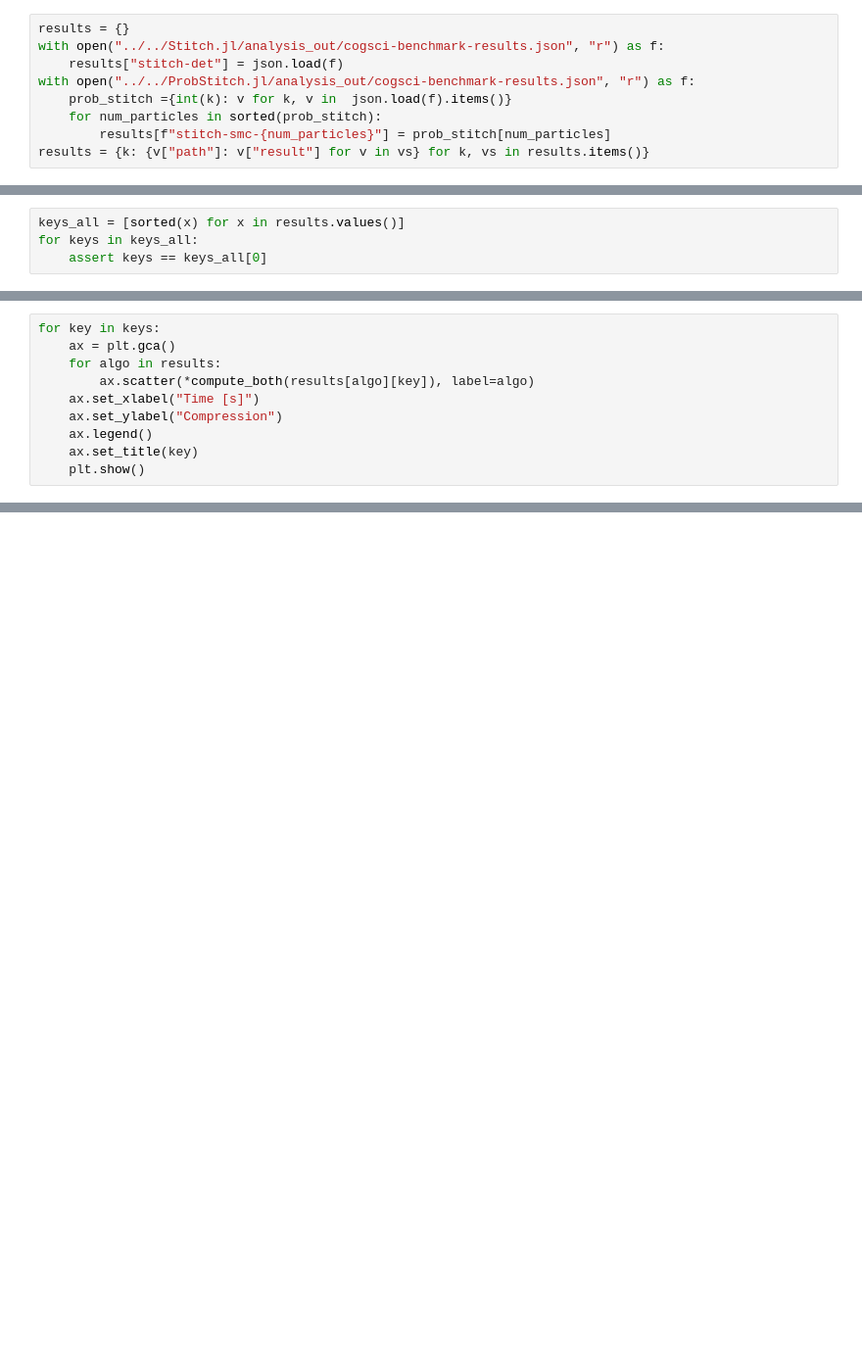
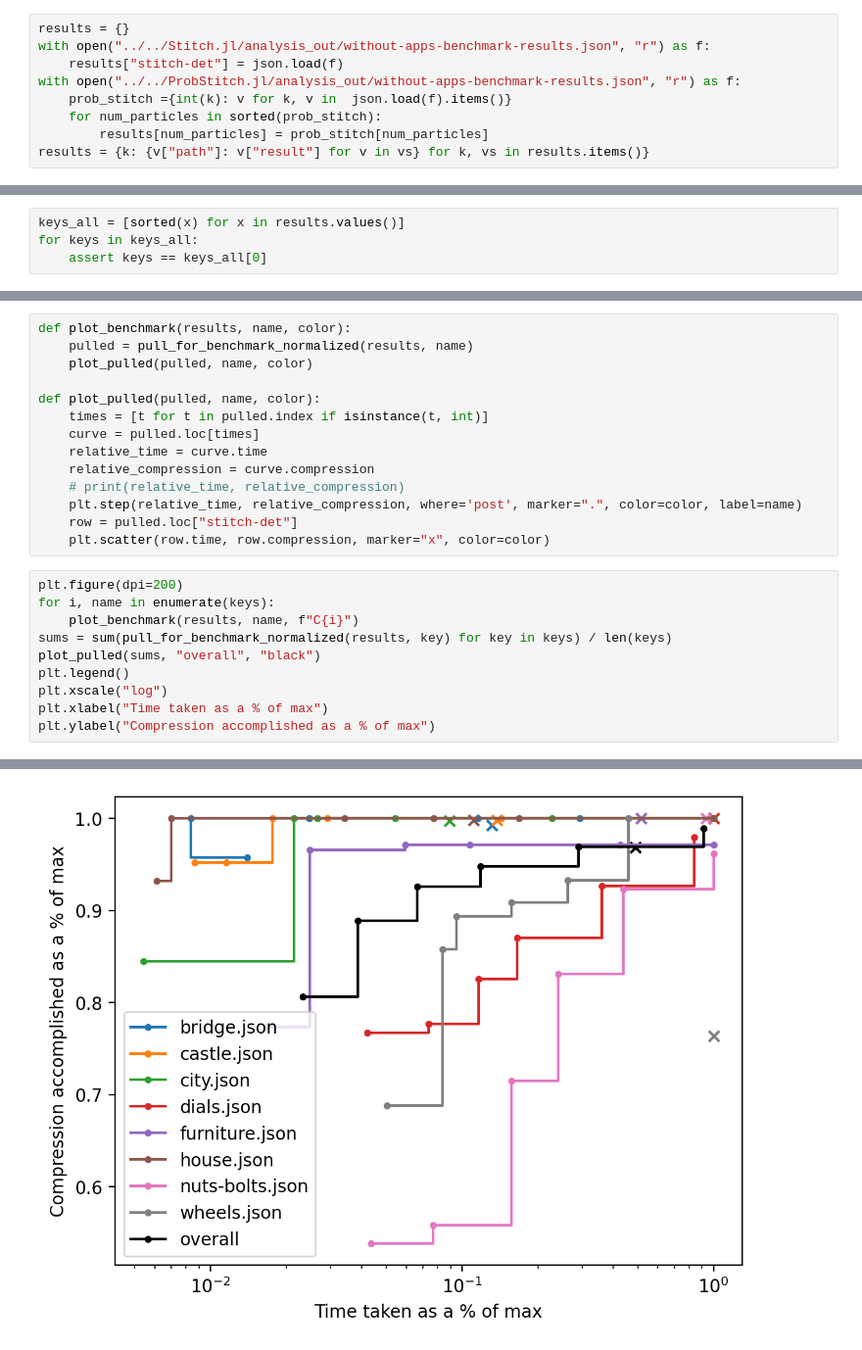
Before and after one commit to mlb2251/ProbStitch.jl, a Jupyter notebook: notebooks/benchmark-comparison.ipynb, the cells around one changed output, grey strips where cells are left out. Shown at 98% size. Drawn from its saved outputs; the diff is of its cells as text; blank space fills up the shorter version.

Commit message:
update benchmarks

```diff
--- a/notebooks/benchmark-comparison.ipynb
+++ b/notebooks/benchmark-comparison.ipynb
@@ -5,9 +7,9 @@ import matplotlib.pyplot as plt
 # %%
 results = {}
-with open("../../Stitch.jl/analysis_out/cogsci-benchmark-results.json", "r") as f:
+with open("../../Stitch.jl/analysis_out/without-apps-benchmark-results.json", "r") as f:
     results["stitch-det"] = json.load(f)
-with open("../../ProbStitch.jl/analysis_out/cogsci-benchmark-results.json", "r") as f:
+with open("../../ProbStitch.jl/analysis_out/without-apps-benchmark-results.json", "r") as f:
     prob_stitch ={int(k): v for k, v in  json.load(f).items()}
     for num_particles in sorted(prob_stitch):
-        results[f"stitch-smc-{num_particles}"] = prob_stitch[num_particles]
+        results[num_particles] = prob_stitch[num_particles]
 results = {k: {v["path"]: v["result"] for v in vs} for k, vs in results.items()}
@@ -21,10 +35,0 @@ def compute_both(r):
-# %%
-for key in keys:
-    ax = plt.gca()
-    for algo in results:
-        ax.scatter(*compute_both(results[algo][key]), label=algo)
-    ax.set_xlabel("Time [s]")
-    ax.set_ylabel("Compression")
-    ax.legend()
-    ax.set_title(key)
-    plt.show()
@@ -54,0 +36,25 @@ ax.legend()
+# %%
+def plot_benchmark(results, name, color):
+    pulled = pull_for_benchmark_normalized(results, name)
+    plot_pulled(pulled, name, color)
+
+def plot_pulled(pulled, name, color):
+    times = [t for t in pulled.index if isinstance(t, int)]
+    curve = pulled.loc[times]
+    relative_time = curve.time
+    relative_compression = curve.compression
+    # print(relative_time, relative_compression)
+    plt.step(relative_time, relative_compression, where='post', marker=".", color=color, label=name)
+    row = pulled.loc["stitch-det"]
+    plt.scatter(row.time, row.compression, marker="x", color=color)
+# %%
+plt.figure(dpi=200)
+for i, name in enumerate(keys):
+    plot_benchmark(results, name, f"C{i}")
+sums = sum(pull_for_benchmark_normalized(results, key) for key in keys) / len(keys)
+plot_pulled(sums, "overall", "black")
+plt.legend()
+plt.xscale("log")
+plt.xlabel("Time taken as a % of max")
+plt.ylabel("Compression accomplished as a % of max")
+# %% [output]
@@ -54,0 +62 @@ ax.legend()
+[figure, added]
```
Also changed, not shown: parts of 8 cells of this notebook, 2 other files.
